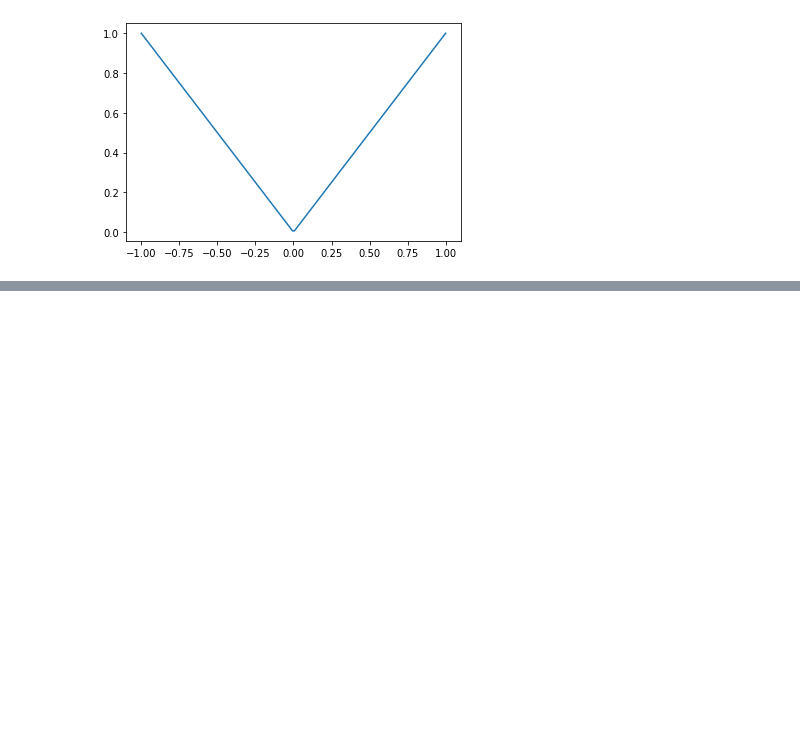
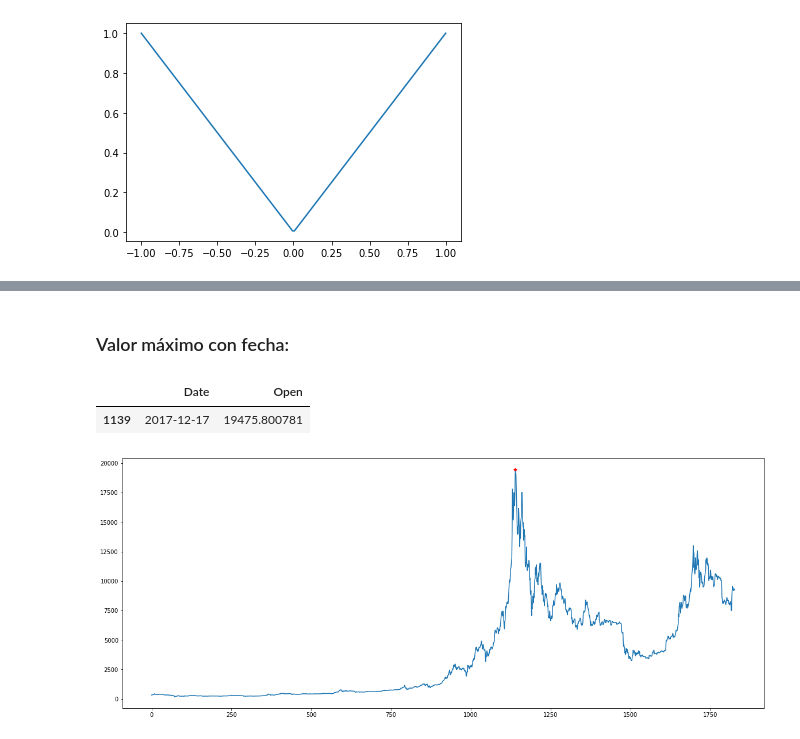
Before and after one commit to femaffi13/Python, a Jupyter notebook: ITBA/5- Matplotlib.ipynb, the cells around one changed output, grey strips where cells are left out. Cells and saved outputs as stored; diff of their text form; code cells hidden in the pictures; blank space fills up the shorter version.

```diff
--- a/ITBA/5- Matplotlib.ipynb
+++ b/ITBA/5- Matplotlib.ipynb
@@ -82,0 +141,17 @@ plt.show()
+# %% [markdown]
+### Valor máximo con fecha:
+# %%
+df.loc[df['Open'] == df['Open'].max(), ['Date', 'Open']]
+# %% [output]
+|  | Date | Open |
+| 1139 | 2017-12-17 | 19475.800781 |
+# %%
+yMax = df['Open'].max()
+xMax = 1139
+# %%
+plt.figure(figsize=(20,8))
+plt.plot(x,y)
+plt.plot(xMax, yMax, 'r*')
+plt.show()
+# %% [output]
+[figure, added]
```
Also changed, not shown: parts of 20 cells of this notebook, 1 other file.
